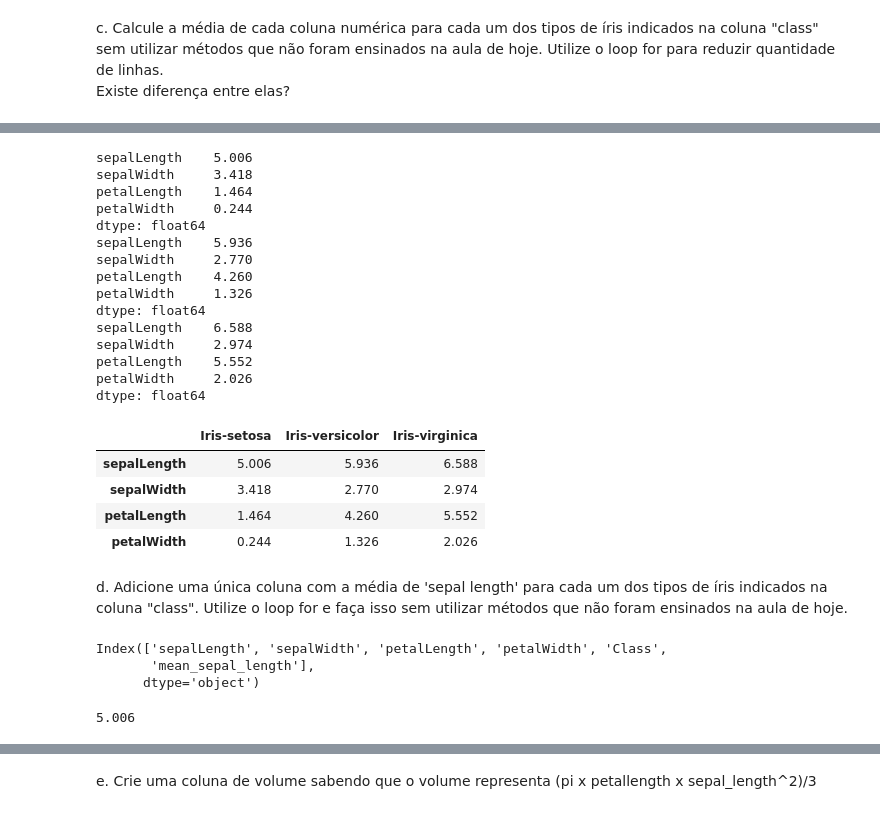
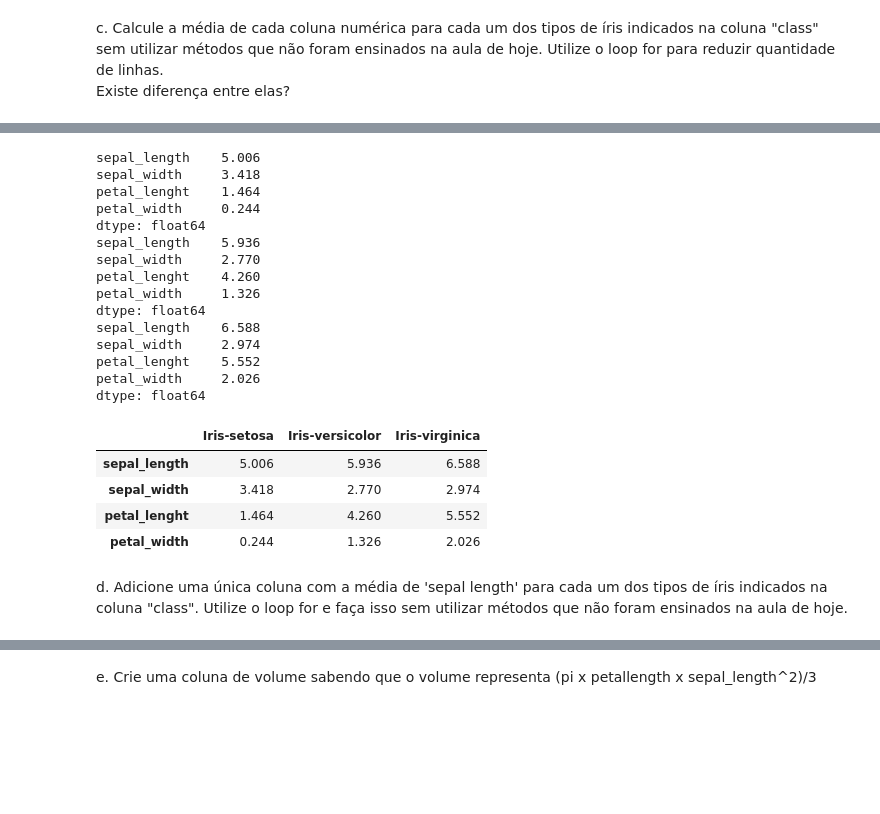
Before and after one commit to patriciacatandi/Lets_Code_Alunos, a Jupyter notebook: 02_Ferramentas_Programação/03_Pandas/Aula_3_-_Introdução.ipynb, the cells around one changed output, grey strips where cells are left out. Cells and saved outputs as stored; diff of their text form; code cells hidden in the pictures; blank space fills up the shorter version.

```diff
--- a/02_Ferramentas_Programação/03_Pandas/Aula_3_-_Introdução.ipynb
+++ b/02_Ferramentas_Programação/03_Pandas/Aula_3_-_Introdução.ipynb
@@ -1138,7 +1217,7 @@ b. Sabendo que as colunas correspondem, nessa ordem, a:
         - Iris Virginica <br>
 leia novamente o arquivo passando o nome das colunas como argumento.
 # %%
-tabela = pd.read_csv('https://archive.ics.uci.edu/ml/machine-learning-databases/iris/iris.data', sep=",", header=None, names = ["sepalLength", "sepalWidth", "petalLength","petalWidth", "Class"])
+iris = pd.read_csv("https://archive.ics.uci.edu/ml/machine-learning-databases/iris/iris.data", sep=',', names=['sepal_length', 'sepal_width', 'petal_lenght', 'petal_width', 'class'])  #sem o separator ele importa tudo em 1 única coluna!!!
 
-tabela
+iris
 # %% [output]
@@ -1191,0 +1245,6 @@ Iris-virginica: petalWidth 2.0260000000000002
+# %%
+for tipo in ['sepal_length', 'sepal_width', 'petal_lenght', 'petal_width']:
+    for classe in ['Iris-setosa', 'Iris-versicolor', 'Iris-virginica']:
+        media = iris[iris['class']==classe][tipo].mean()
+        print(f'média de {classe} para {tipo} = {media}')
+    print()
@@ -1192,51 +1267,42 @@ Iris-virginica: petalWidth 2.0260000000000002
 # %%
-iris_setosa = tabela[tabela['Class']=='Iris-setosa'].copy()
-iris_versicolor = tabela[tabela['Class']=='Iris-versicolor'].copy()
-iris_virginica = tabela[tabela['Class']=='Iris-virginica'].copy()
+iris_setosa = iris[iris['class']=='Iris-setosa'].copy()
+iris_versicolor = iris[iris['class']=='Iris-versicolor'].copy()
+iris_virginica = iris[iris['class']=='Iris-virginica'].copy()
 
-print(iris_setosa.drop(['Class'], axis=1).mean(axis=0, numeric_only=True))
+print(iris_setosa.drop(['class'], axis=1).mean(axis=0, numeric_only=True))
 print(iris_versicolor.mean(axis=0, numeric_only=True))
 print(iris_virginica.mean(axis=0, numeric_only=True))
 # %% [output]
-sepalLength    5.006
-sepalWidth     3.418
-petalLength    1.464
-petalWidth     0.244
+sepal_length    5.006
+sepal_width     3.418
+petal_lenght    1.464
+petal_width     0.244
 dtype: float64
-sepalLength    5.936
-sepalWidth     2.770
-petalLength    4.260
-petalWidth     1.326
+sepal_length    5.936
+sepal_width     2.770
+petal_lenght    4.260
+petal_width     1.326
 dtype: float64
-sepalLength    6.588
-sepalWidth     2.974
-petalLength    5.552
-petalWidth     2.026
+sepal_length    6.588
+sepal_width     2.974
+petal_lenght    5.552
+petal_width     2.026
 dtype: float64
 # %%
 classes = ["Iris-setosa", "Iris-versicolor", "Iris-virginica"]
 medias = pd.DataFrame()
 
 for item in classes:
-    media = tabela[tabela["Class"] == item].iloc[:, 0:4].mean(axis=0)
+    media = iris[iris["class"] == item].iloc[:, 0:4].mean(axis=0)
     medias[item] = media
 
+
 medias
 # %% [output]
 |  | Iris-setosa | Iris-versicolor | Iris-virginica |
-| sepalLength | 5.006 | 5.936 | 6.588 |
-| sepalWidth | 3.418 | 2.770 | 2.974 |
-| petalLength | 1.464 | 4.260 | 5.552 |
-| petalWidth | 0.244 | 1.326 | 2.026 |
+| sepal_length | 5.006 | 5.936 | 6.588 |
+| sepal_width | 3.418 | 2.770 | 2.974 |
+| petal_lenght | 1.464 | 4.260 | 5.552 |
+| petal_width | 0.244 | 1.326 | 2.026 |
 # %% [markdown]
 d. Adicione uma única coluna com a média de 'sepal length' para cada um dos tipos de íris indicados na coluna "class". Utilize o loop for e faça isso sem utilizar métodos que não foram ensinados na aula de hoje.
-# %%
-tabela.columns
-# %% [output]
-Index(['sepalLength', 'sepalWidth', 'petalLength', 'petalWidth', 'Class',
-       'mean_sepal_length'],
-      dtype='object')
-# %%
-tabela.loc[tabela ['Class'] == 'Iris-setosa', 'sepalLength'].mean()
-# %% [output]
-5.006
```
Also changed, not shown: parts of 69 cells of this notebook, 4 other files.
